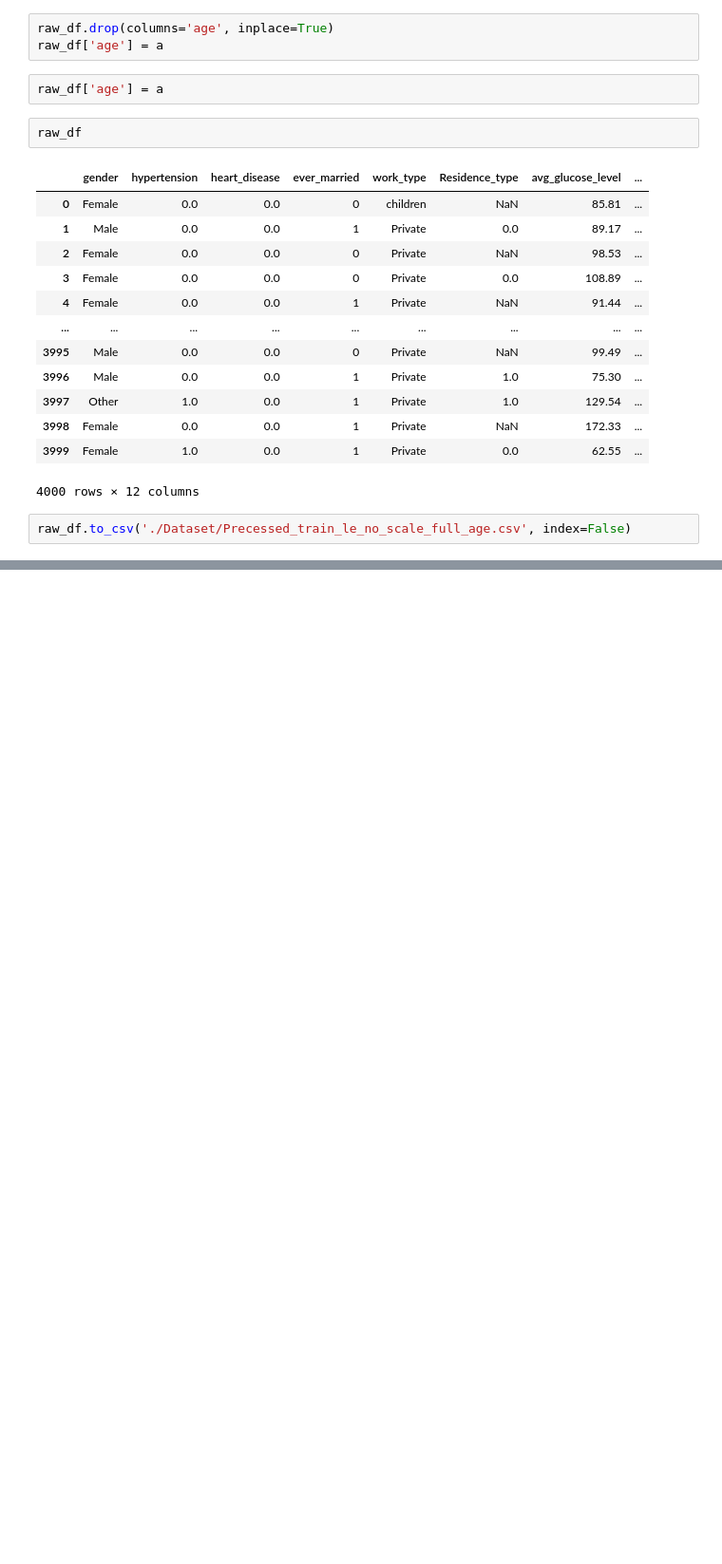
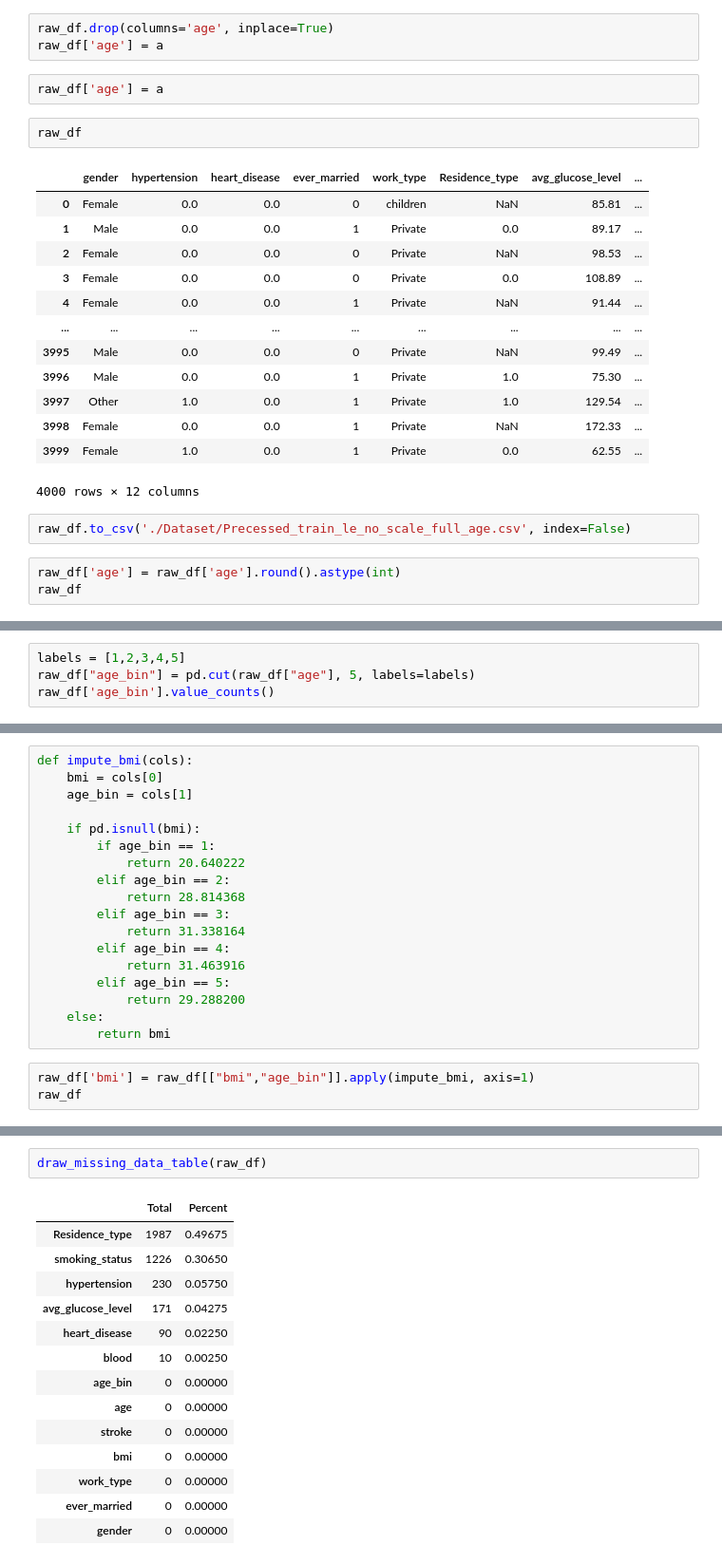
Before and after one commit to VinhDevNguyen/Stroke-Prediction, a Jupyter notebook: KNN_Imputer_with_Age.ipynb, the cells around one changed output, grey strips where cells are left out. Shown at 95% size. Drawn from its saved outputs; the diff is of its cells as text; blank space fills up the shorter version.

```diff
--- a/KNN_Imputer_with_Age.ipynb
+++ b/KNN_Imputer_with_Age.ipynb
@@ -247,3 +249,6 @@ raw_df
 4000 rows × 12 columns
 # %%
 raw_df.to_csv('./Dataset/Precessed_train_le_no_scale_full_age.csv', index=False)
+# %%
+raw_df['age'] = raw_df['age'].round().astype(int)
+raw_df
@@ -249,0 +269,4 @@ raw_df.to_csv('./Dataset/Precessed_train_le_no_scale_full_age.csv', index=False)
+# %%
+labels = [1,2,3,4,5]
+raw_df["age_bin"] = pd.cut(raw_df["age"], 5, labels=labels)
+raw_df['age_bin'].value_counts()
@@ -249,0 +307,21 @@ raw_df.to_csv('./Dataset/Precessed_train_le_no_scale_full_age.csv', index=False)
+# %%
+def impute_bmi(cols):
+    bmi = cols[0]
+    age_bin = cols[1]
+
+    if pd.isnull(bmi):
+        if age_bin == 1:
+            return 20.640222
+        elif age_bin == 2:
+            return 28.814368
+        elif age_bin == 3:
+            return 31.338164
+        elif age_bin == 4:
+            return 31.463916
+        elif age_bin == 5:
+            return 29.288200
+    else:
+        return bmi
+# %%
+raw_df['bmi'] = raw_df[["bmi","age_bin"]].apply(impute_bmi, axis=1)
+raw_df
@@ -249,0 +342,17 @@ raw_df.to_csv('./Dataset/Precessed_train_le_no_scale_full_age.csv', index=False)
+# %%
+draw_missing_data_table(raw_df)
+# %% [output]
+|  | Total | Percent |
+| Residence_type | 1987 | 0.49675 |
+| smoking_status | 1226 | 0.30650 |
+| hypertension | 230 | 0.05750 |
+| avg_glucose_level | 171 | 0.04275 |
+| heart_disease | 90 | 0.02250 |
+| blood | 10 | 0.00250 |
+| age_bin | 0 | 0.00000 |
+| age | 0 | 0.00000 |
+| stroke | 0 | 0.00000 |
+| bmi | 0 | 0.00000 |
+| work_type | 0 | 0.00000 |
+| ever_married | 0 | 0.00000 |
+| gender | 0 | 0.00000 |
```
Also changed, not shown: parts of 12 cells of this notebook, 1 other file.
